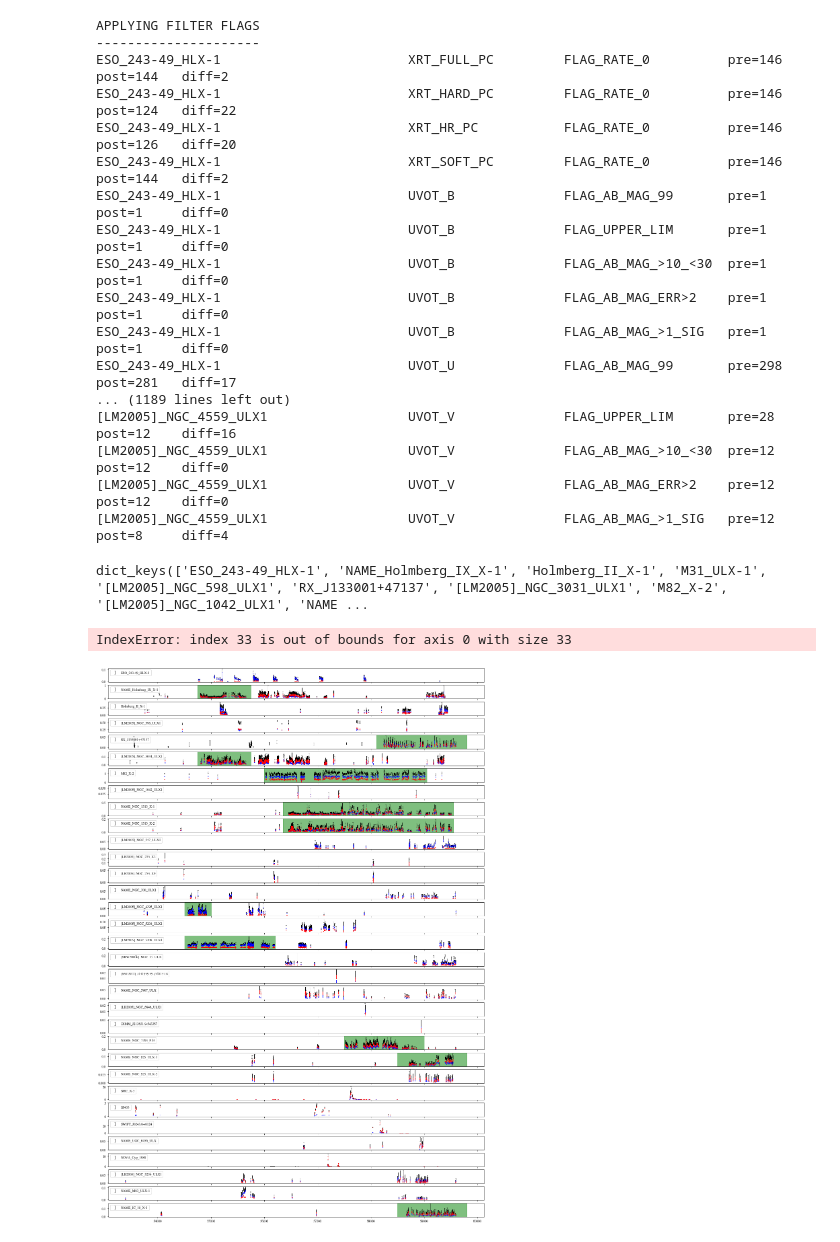
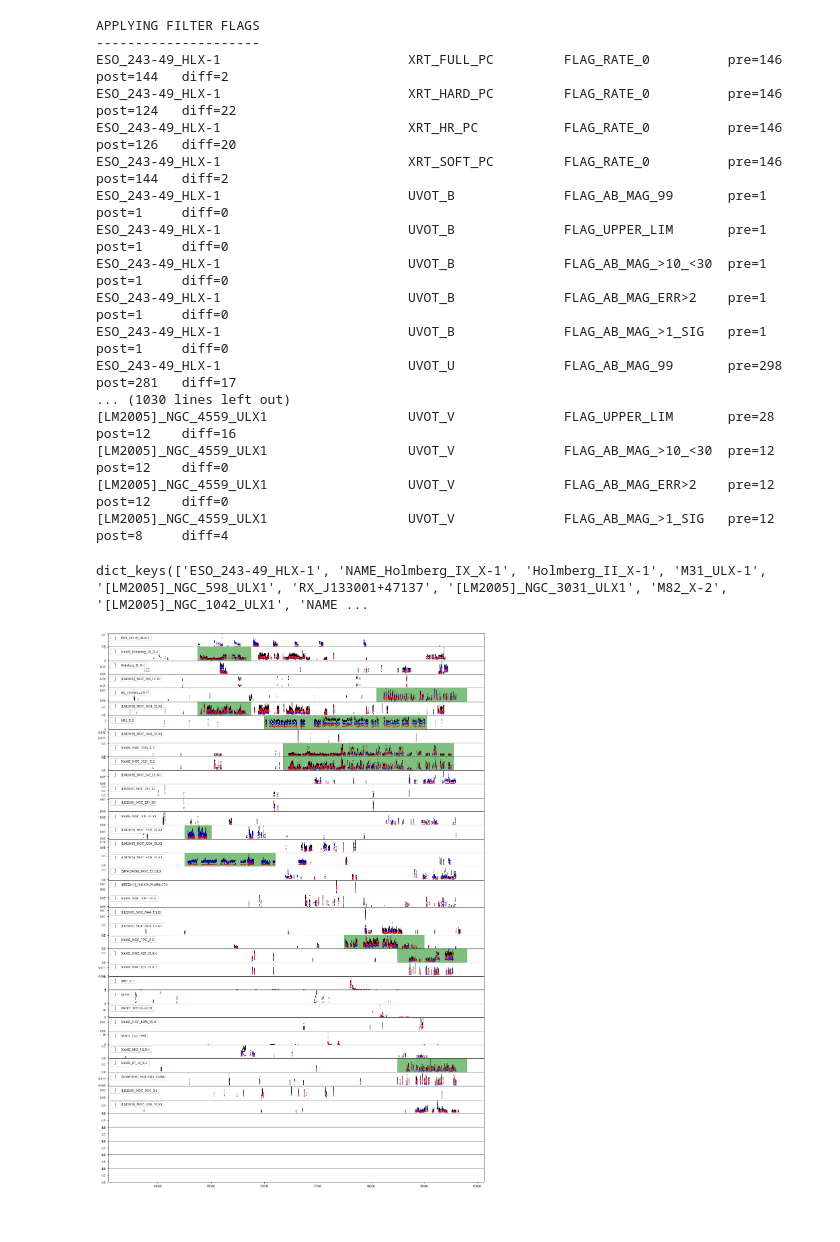
Before and after one commit to nx1/anticorr_data, a Jupyter notebook: notebooks/join_xrt_uvot.ipynb, the cells around one changed output. Cells and saved outputs as stored; diff of their text form; code cells hidden in the pictures.

```diff
--- a/notebooks/join_xrt_uvot.ipynb
+++ b/notebooks/join_xrt_uvot.ipynb
@@ -48,11 +32,12 @@ NAME_IC_10_X-1                                    IC10
 xrt_colnames1 = ['MJD', 'T_+ve', 'T_-ve', 'Rate', 'Ratepos', 'Rateneg', 'obsID'] # From full band qdp files
 xrt_colnames2 = ['MJD', 'Err (pos)', 'Err(neg)', 'Rate', 'Error', 'obsID']       # From soft/hard/hr qdp files
 
-col_names = ['SIMBAD_ID', 'LOCAL_ID', 'N_MAGHIST', 'N_UVOTSOURCE', 'N_CSV', 'SRC_REG']
-print(f'{col_names[0]:<30} {col_names[1]:<20} {col_names[2]:<10} {col_names[3]:<12} {col_names[4]:<10} {col_names[5]:<10}')
+col_names = ['SIMBAD_ID', 'LOCAL_ID', 'READABLE_NAME', 'N_MAGHIST', 'N_UVOTSOURCE', 'N_CSV', 'SRC_REG']
+print(f'{col_names[0]:<30} {col_names[1]:<20} {col_names[2]:<20} {col_names[3]:<10} {col_names[4]:<12} {col_names[5]:<10} {col_names[6]:<10}')
 
 all_lcs = {}
 for simbad_name, local_name in source_names_dict.items():
+    readable_name = source_names_readable[simbad_name]
 
     lcs = {}
 
@@ -107,5 +92,10 @@ for simbad_name, local_name in source_names_dict.items():
                 lcs[f'UVOT_{f}'] = sub
 
     all_lcs[simbad_name] = lcs
-    print(f'{simbad_name:<30} {local_name:<20} {len(maghist_files):<10} {len(uvotsource_files):<12} {len(csv_files):<8} {src_reg_stem:<10}')
+
+    if simbad_name in source_names_w_counterparts:
+        simbad_name+='*'
+        local_name+='*'
+        readable_name+='*'
+    print(f'{simbad_name:<30} {local_name:<20} {readable_name:<20} {len(maghist_files):<10} {len(uvotsource_files):<12} {len(csv_files):<8} {src_reg_stem:<10}')
 # %% [output]
@@ -218,7 +208,7 @@ ESO_243-49_HLX-1                        UVOT_B              FLAG_AB_MAG_>10_<30
 ESO_243-49_HLX-1                        UVOT_B              FLAG_AB_MAG_ERR>2    pre=1     post=1     diff=0
 ESO_243-49_HLX-1                        UVOT_B              FLAG_AB_MAG_>1_SIG   pre=1     post=1     diff=0
 ESO_243-49_HLX-1                        UVOT_U              FLAG_AB_MAG_99       pre=298   post=281   diff=17
-... (1189 lines left out)
+... (1030 lines left out)
 [LM2005]_NGC_4559_ULX1                  UVOT_V              FLAG_UPPER_LIM       pre=28    post=12    diff=16
 [LM2005]_NGC_4559_ULX1                  UVOT_V              FLAG_AB_MAG_>10_<30  pre=12    post=12    diff=0
 [LM2005]_NGC_4559_ULX1                  UVOT_V              FLAG_AB_MAG_ERR>2    pre=12    post=12    diff=0
@@ -247,7 +237,7 @@ import warnings
 from tqdm import tqdm
 #warnings.filterwarnings('ignore')
 
-fig, ax = plt.subplots(33, 1, figsize=(20,30), sharex=True)
+fig, ax = plt.subplots(len(all_lcs), 1, figsize=(20,30), sharex=True)
 i=0
 for simbad_name, lcs in all_lcs.items():
 
@@ -259,33 +249,32 @@ for simbad_name, lcs in all_lcs.items():
         continue
 
     try:
         gtis = source_gtis[simbad_name]
         for gti in gtis:
             ax[i].axvspan(gti[0], gti[1], alpha=0.5, color='green')
 
             sub = tab[['MJD', 'RATE', 'RATE_ERR']]
             sub_s = tab_s[['MJD', 'RATE', 'RATE_ERR']]
             sub_h = tab_h[['MJD', 'RATE', 'RATE_ERR']]
 
             sub.write(f'../lightcurves/for_dauser/{simbad_name}_FULL_{gti[0]}_{gti[1]}.csv')
             sub_s.write(f'../lightcurves/for_dauser/{simbad_name}_SOFT_{gti[0]}_{gti[1]}.csv')
             sub_h.write(f'../lightcurves/for_dauser/{simbad_name}_HARD_{gti[0]}_{gti[1]}.csv')
     except:
         pass
 
 
 
     tab['MJD_0'] = tab['MJD'] - tab['MJD'].min()
     #ax[i].errorbar(tab['MJD_0'], tab['RATE'], yerr=tab['RATE_ERR'], label=simbad_name, ls='none', lw=1.0, capsize=1.0)
     ax[i].errorbar(tab['MJD'], tab['RATE'], yerr=tab['RATE_ERR'], label=simbad_name, ls='none', lw=1.0, capsize=1.0, color='black')
     ax[i].errorbar(tab_s['MJD'], tab_s['RATE'], yerr=tab_s['RATE_ERR'], ls='none', lw=1.0, capsize=1.0, color='blue')
     ax[i].errorbar(tab_h['MJD'], tab_h['RATE'], yerr=tab_h['RATE_ERR'], ls='none', lw=1.0, capsize=1.0, color='red')
 
     ax[i].legend(loc='upper left')
     i+=1
 
 plt.subplots_adjust(hspace=0)
 # %% [output]
-IndexError: index 33 is out of bounds for axis 0 with size 33
-[figure, old version]
+[figure, new version]
 # %%
```
Also changed, not shown: parts of 6 cells of this notebook, 52 other files.
